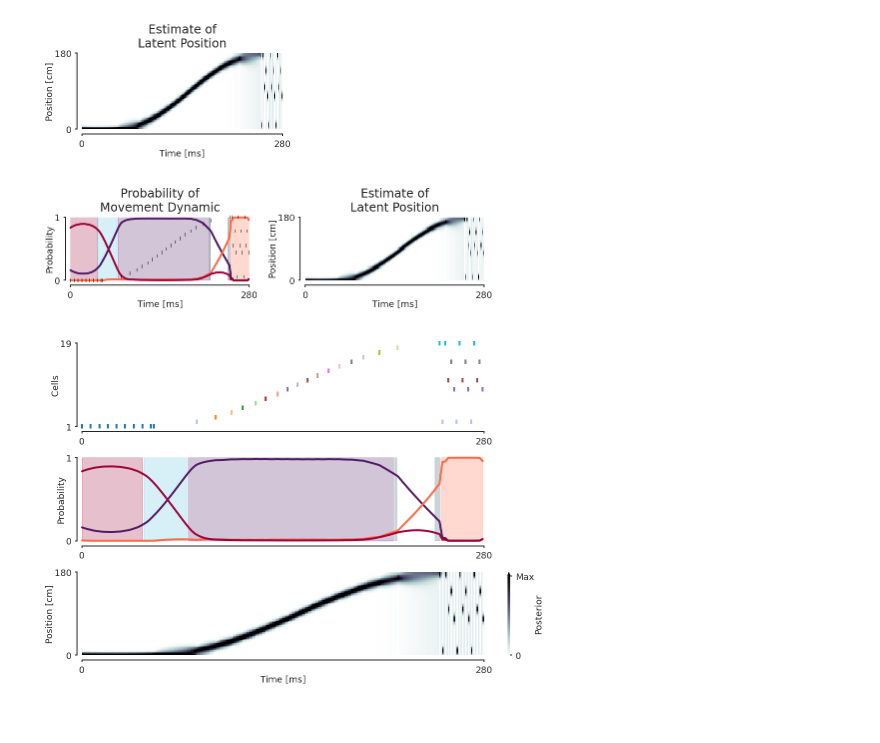
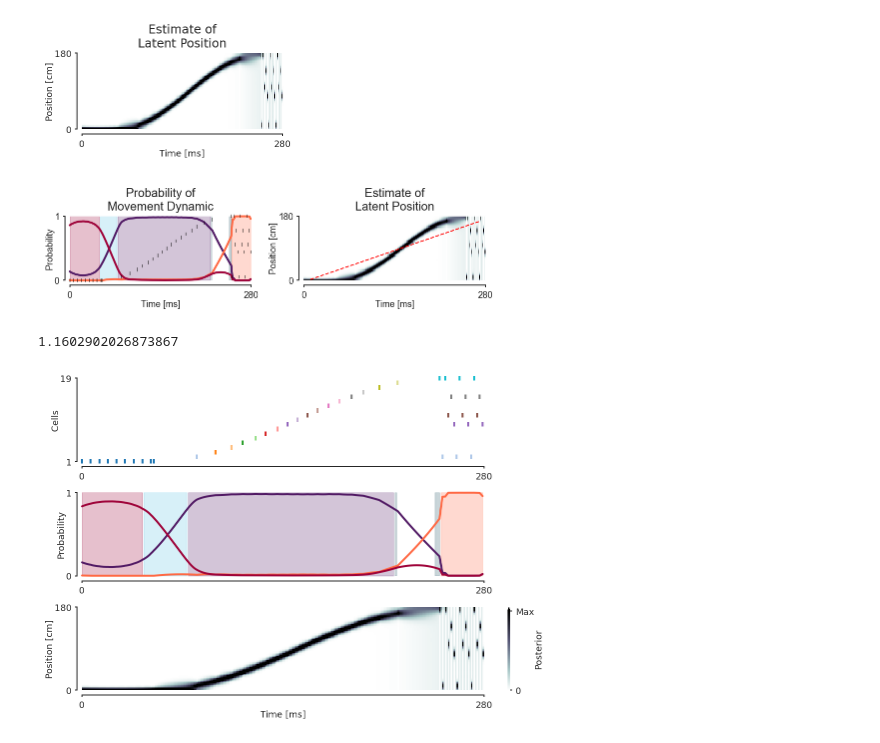
Before and after one commit to Eden-Kramer-Lab/replay_trajectory_paper, a Jupyter notebook: notebooks/Figure1.ipynb, the cells around one changed output. Cells and saved outputs as stored; diff of their text form; code cells hidden in the pictures.

Commit message:
Update figure 1

```diff
--- a/notebooks/Figure1.ipynb
+++ b/notebooks/Figure1.ipynb
@@ -413,22 +553,30 @@ save_figure(os.path.join("Figure1", "figure1_posterior_summed_over_state"))
 # %%
 fig, axes = plt.subplots(
     1, 2, figsize=(TWO_COLUMN * 0.9, PAGE_HEIGHT / 5.5), constrained_layout=True
 )
 
 plot_probabilities(results, ax=axes[0])
+plot_spikes2(test_spikes, replay_time, ax=axes[0].twinx())
 plot_posterior(
     classifier,
     results,
     linear_distance,
     ax=axes[1],
     cbar_orientation="vertical",
     cbar_aspect=50,
 )
-plot_spikes2(test_spikes, replay_time, ax=axes[0].twinx())
+axes[1].plot(
+    time_bin_centers * 1000, radon_position, color="red", linewidth=1, linestyle="--",
+)
+
 
 save_figure(os.path.join("Figure1", "figure1_prob_posterior"))
 # %% [output]
-[figure, old version]
+[figure, new version]
+# %%
+radon_score
+# %% [output]
+1.1602902026873867
 # %%
 fig, axes = plt.subplots(
     3, 1, figsize=(TWO_COLUMN, PAGE_HEIGHT / 2), constrained_layout=True
```
Also changed, not shown: parts of 10 cells of this notebook.
